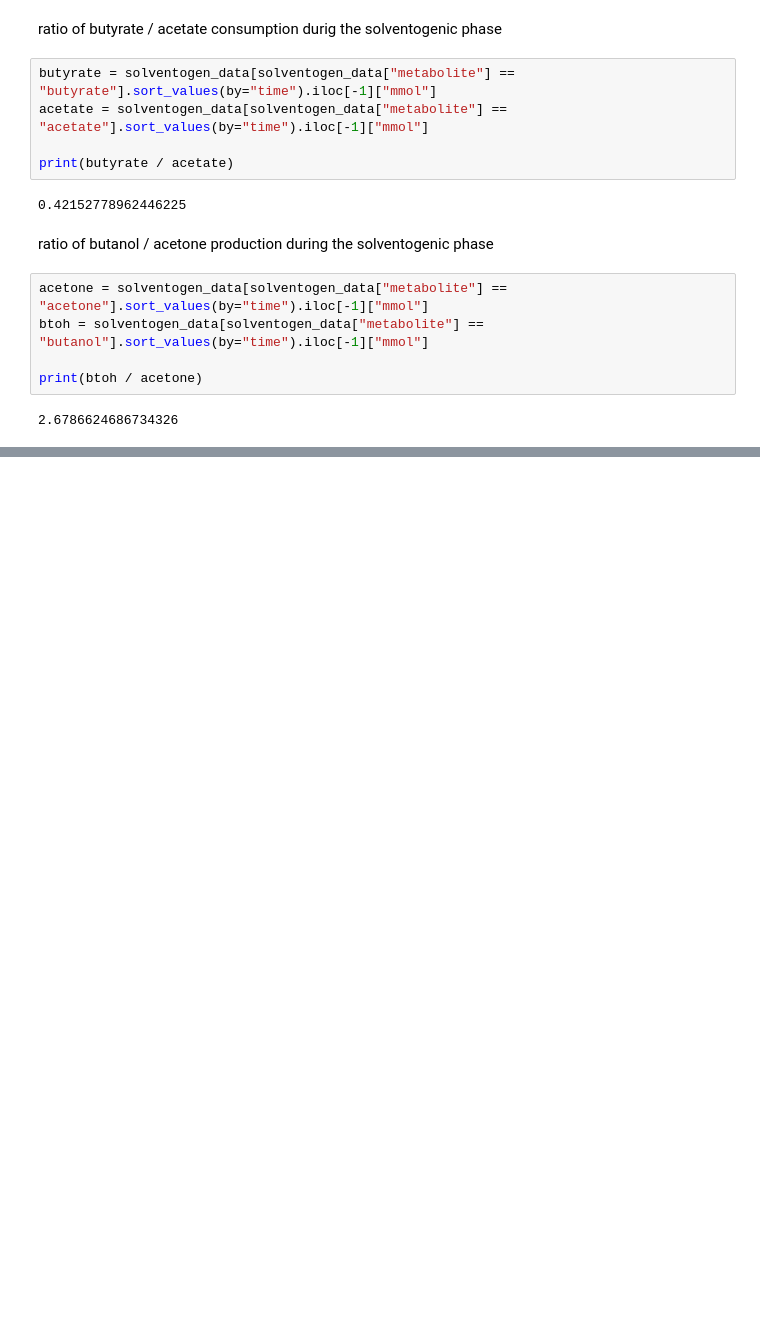
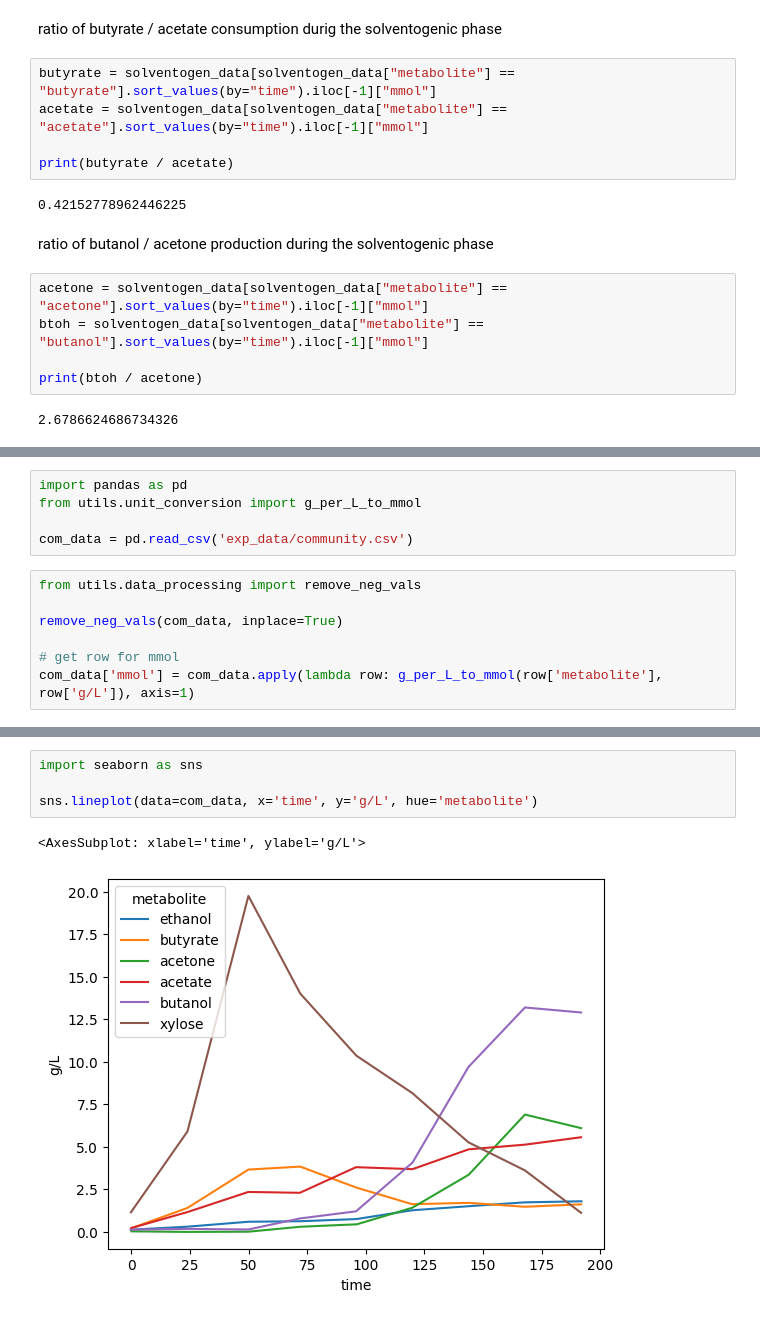
Before and after one commit to andreastallvik/BIOTBT3900, a Jupyter notebook: community_modelling/CBP_butanol/data.ipynb, the cells around one changed output, grey strips where cells are left out. Drawn from its saved outputs; the diff is of its cells as text; blank space fills up the shorter version.

```diff
--- a/community_modelling/CBP_butanol/data.ipynb
+++ b/community_modelling/CBP_butanol/data.ipynb
@@ -129,0 +132,12 @@ print(btoh / acetone)
+# %%
+import pandas as pd
+from utils.unit_conversion import g_per_L_to_mmol
+
+com_data = pd.read_csv('exp_data/community.csv')
+# %%
+from utils.data_processing import remove_neg_vals
+
+remove_neg_vals(com_data, inplace=True)
+
+# get row for mmol
+com_data['mmol'] = com_data.apply(lambda row: g_per_L_to_mmol(row['metabolite'], row['g/L']), axis=1)
@@ -129,0 +153,7 @@ print(btoh / acetone)
+# %%
+import seaborn as sns
+
+sns.lineplot(data=com_data, x='time', y='g/L', hue='metabolite')
+# %% [output]
+<AxesSubplot: xlabel='time', ylabel='g/L'>
+[figure, added]
```
Also changed, not shown: parts of 4 cells of this notebook, 4 other files.
